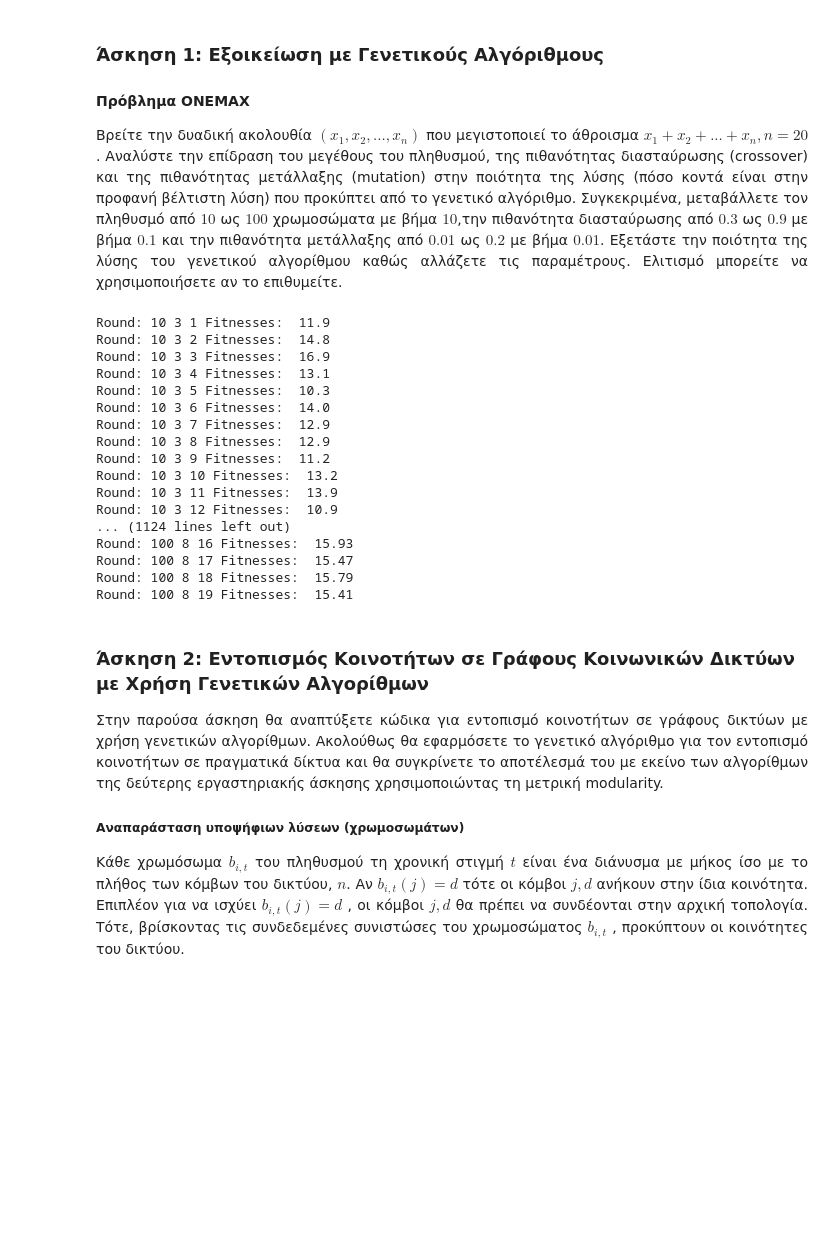
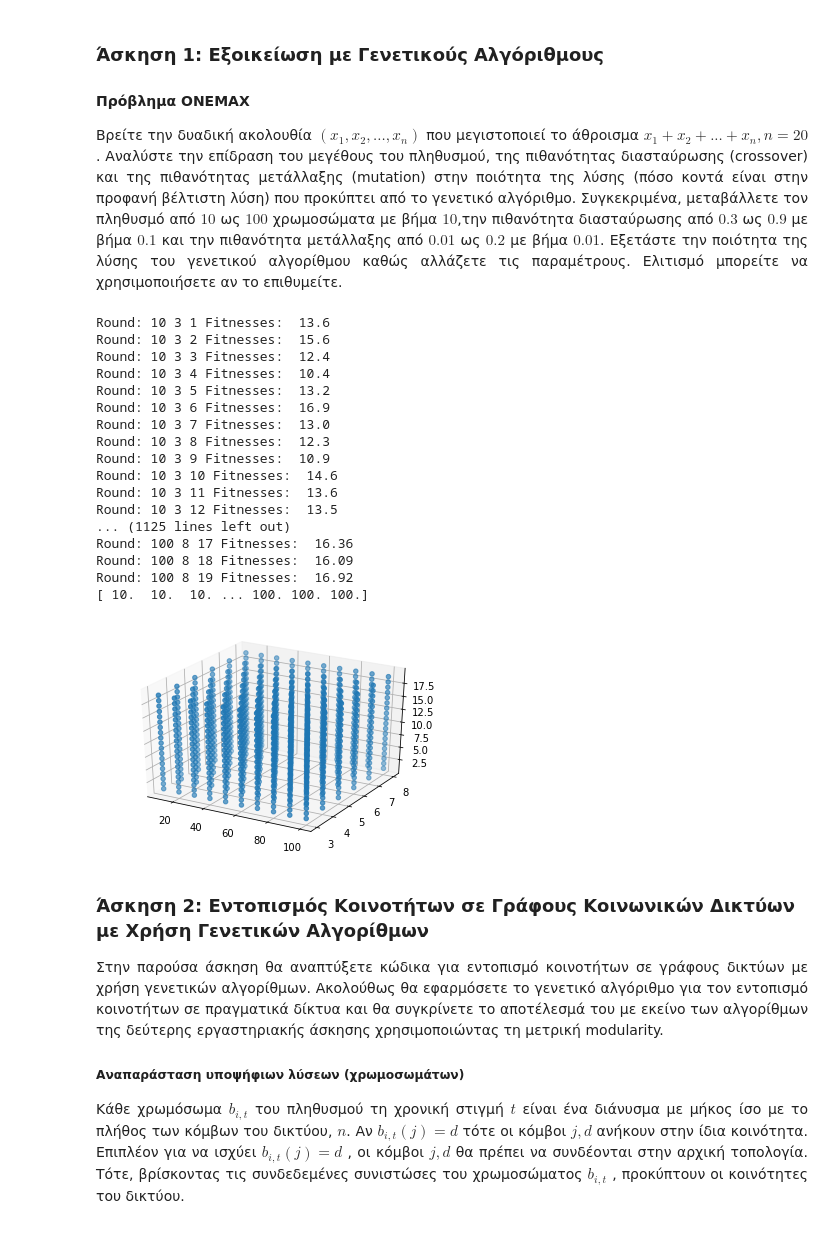
Before and after one commit to arkountos/Social-Network-Analysis, a Jupyter notebook: Lab3_2019/lab3_student_version.ipynb, the cells around one changed output. Saved outputs shown, nothing was run; the diff lists cells and outputs as text; code cells hidden in the pictures; blank space fills up the shorter version.

```diff
--- a/Lab3_2019/lab3_student_version.ipynb
+++ b/Lab3_2019/lab3_student_version.ipynb
@@ -100,56 +103,69 @@ def mutation(population, p):
             # Mutation!
             index = random.randrange(0, len(chromosome))
             new_chromosome = ''.join(chromosome[:index])
             new_chromosome += my_invert(chromosome[index])
             new_chromosome += chromosome[index + 1:]
             mutated_population.append(new_chromosome)
         else:
             mutated_population.append(chromosome)
     return(mutated_population)
 
-def genetic_algorithm(population_size, crossover_probability, mutation_probability):
+def genetic_algorithm(population_size, crossover_probability, mutation_probability, generations):
     # Main genetic algorithm
 #     print('hi')
-    generations = 30
     population = create_population(population_size)
     for i in range(0, generations):
         indexes = proportional_selection(population)
         new_population = crossover(population, indexes, p=crossover_probability)
         new_population = mutation(new_population, p=mutation_probability)
         population = new_population
-    print("Fitnesses: ", np.array(find_fitness(population)).mean())
+    this_fitness_mean = np.array(find_fitness(population)).mean()
+    print("Fitnesses: ", this_fitness_mean)
+    return(this_fitness_mean)
 
 
 # population 10-100
 # crossover 0.3-0.9
 # mutation 0.01-0.2
-def run():
+def run(generations):
 #     print("Hell!")
+    results = []
     for population_size in range(10, 110, 10):
         for crossover_probability in range(3, 9, 1):
             for mutation_probability in range(1, 20, 1):
                 print("Round:", population_size, crossover_probability, mutation_probability, end=' ')
-                genetic_algorithm(population_size, crossover_probability / 10, mutation_probability / 100)
+                result = genetic_algorithm(population_size, crossover_probability / 10, mutation_probability / 100, generations)
+                results.append([population_size, crossover_probability, mutation_probability, result])
+    return(np.array(results))
 
-run()
+
+def visualize_results(vf):
+    fig = plt.figure()
+    ax = fig.add_subplot(111, projection='3d')
+    print(vf[:, 0])
+    ax.scatter(vf[:,0], vf[:,1], vf[:,2])
+    plt.show()
+
+visualize_results(run(30))
 # %% [output]
-Round: 10 3 1 Fitnesses:  11.9
-Round: 10 3 2 Fitnesses:  14.8
-Round: 10 3 3 Fitnesses:  16.9
-Round: 10 3 4 Fitnesses:  13.1
-Round: 10 3 5 Fitnesses:  10.3
-Round: 10 3 6 Fitnesses:  14.0
-Round: 10 3 7 Fitnesses:  12.9
-Round: 10 3 8 Fitnesses:  12.9
-Round: 10 3 9 Fitnesses:  11.2
-Round: 10 3 10 Fitnesses:  13.2
-Round: 10 3 11 Fitnesses:  13.9
-Round: 10 3 12 Fitnesses:  10.9
-... (1124 lines left out)
-Round: 100 8 16 Fitnesses:  15.93
-Round: 100 8 17 Fitnesses:  15.47
-Round: 100 8 18 Fitnesses:  15.79
-Round: 100 8 19 Fitnesses:  15.41
+Round: 10 3 1 Fitnesses:  13.6
+Round: 10 3 2 Fitnesses:  15.6
+Round: 10 3 3 Fitnesses:  12.4
+Round: 10 3 4 Fitnesses:  10.4
+Round: 10 3 5 Fitnesses:  13.2
+Round: 10 3 6 Fitnesses:  16.9
+Round: 10 3 7 Fitnesses:  13.0
+Round: 10 3 8 Fitnesses:  12.3
+Round: 10 3 9 Fitnesses:  10.9
+Round: 10 3 10 Fitnesses:  14.6
+Round: 10 3 11 Fitnesses:  13.6
+Round: 10 3 12 Fitnesses:  13.5
+... (1125 lines left out)
+Round: 100 8 17 Fitnesses:  16.36
+Round: 100 8 18 Fitnesses:  16.09
+Round: 100 8 19 Fitnesses:  16.92
+[ 10.  10.  10. ... 100. 100. 100.]
+[figure, added]
 # %% [markdown]
 ### Άσκηση 2: Εντοπισμός Κοινοτήτων σε Γράφους Κοινωνικών Δικτύων με Χρήση Γενετικών Αλγορίθμων
 
```
Also changed, not shown: parts of 1 cell of this notebook.
